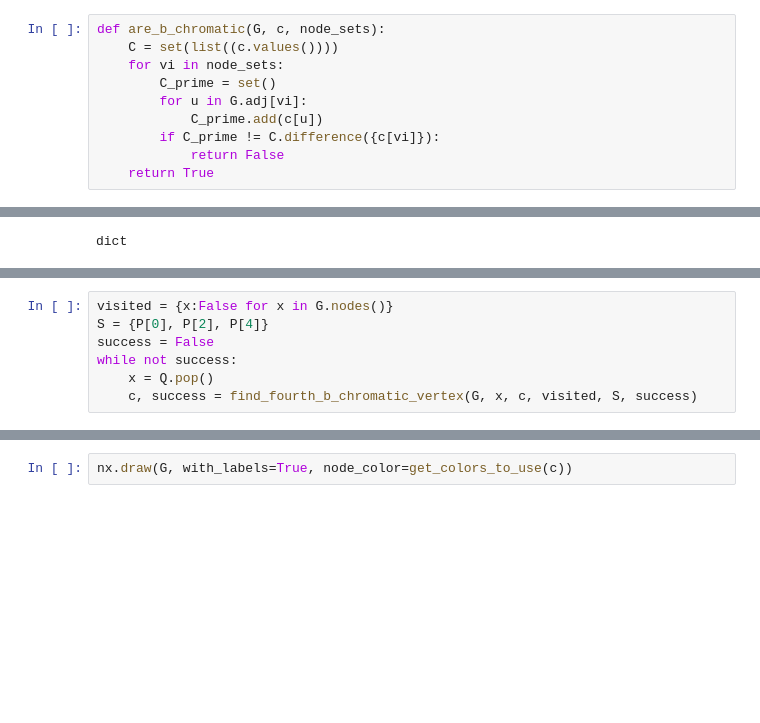
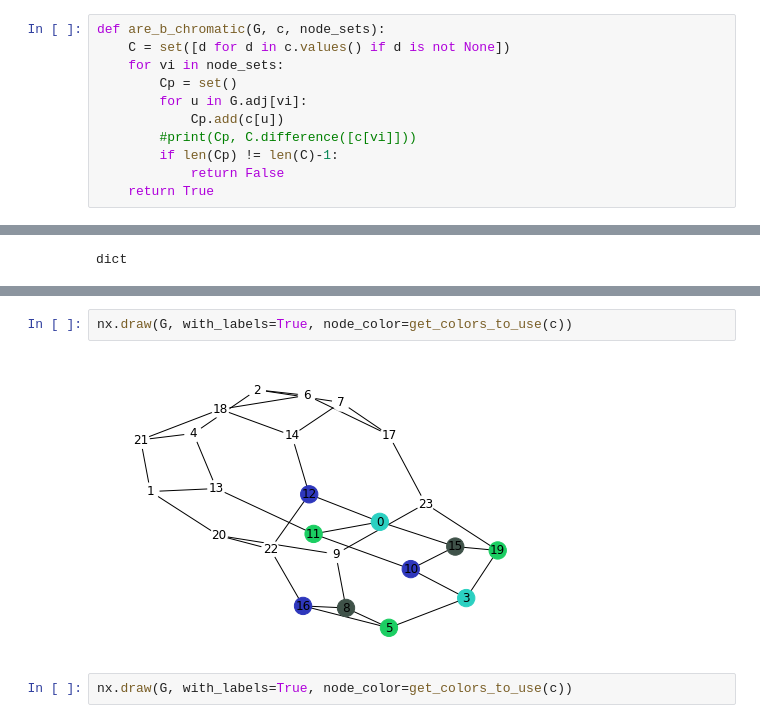
Before and after one commit to mendoza95/b_chromatic_colouring, a Jupyter notebook: b_chromatic_algorithms_cubic_graphs.ipynb, the cells around one changed output, grey strips where cells are left out. Drawn from its saved outputs; the diff is of its cells as text; blank space fills up the shorter version.

```diff
--- a/b_chromatic_algorithms_cubic_graphs.ipynb
+++ b/b_chromatic_algorithms_cubic_graphs.ipynb
@@ -15,12 +15,13 @@ def is_proper(G, c):
 ### Function for checking if a set of 4 vertices are b-chromatic
 # %%
 def are_b_chromatic(G, c, node_sets):
-    C = set(list((c.values())))
+    C = set([d for d in c.values() if d is not None])
     for vi in node_sets:
-        C_prime = set()
+        Cp = set()
         for u in G.adj[vi]:
-            C_prime.add(c[u])
-        if C_prime != C.difference({c[vi]}):
+            Cp.add(c[u])
+        #print(Cp, C.difference([c[vi]]))
+        if len(Cp) != len(C)-1:
             return False
     return True
 # %% [markdown]
@@ -298,7 +347,0 @@ nx.draw(G, with_labels=True, node_color=get_colors_to_use(c))
-# %%
-visited = {x:False for x in G.nodes()}
-S = {P[0], P[2], P[4]}
-success = False
-while not success:
-    x = Q.pop()
-    c, success = find_fourth_b_chromatic_vertex(G, x, c, visited, S, success)
@@ -324,3 +353,7 @@ TypeError: cannot unpack non-iterable NoneType object
+# %%
+nx.draw(G, with_labels=True, node_color=get_colors_to_use(c))
+# %% [output]
+[figure, added]
 # %%
 nx.draw(G, with_labels=True, node_color=get_colors_to_use(c))
 # %%
```
Also changed, not shown: parts of 21 cells of this notebook.
